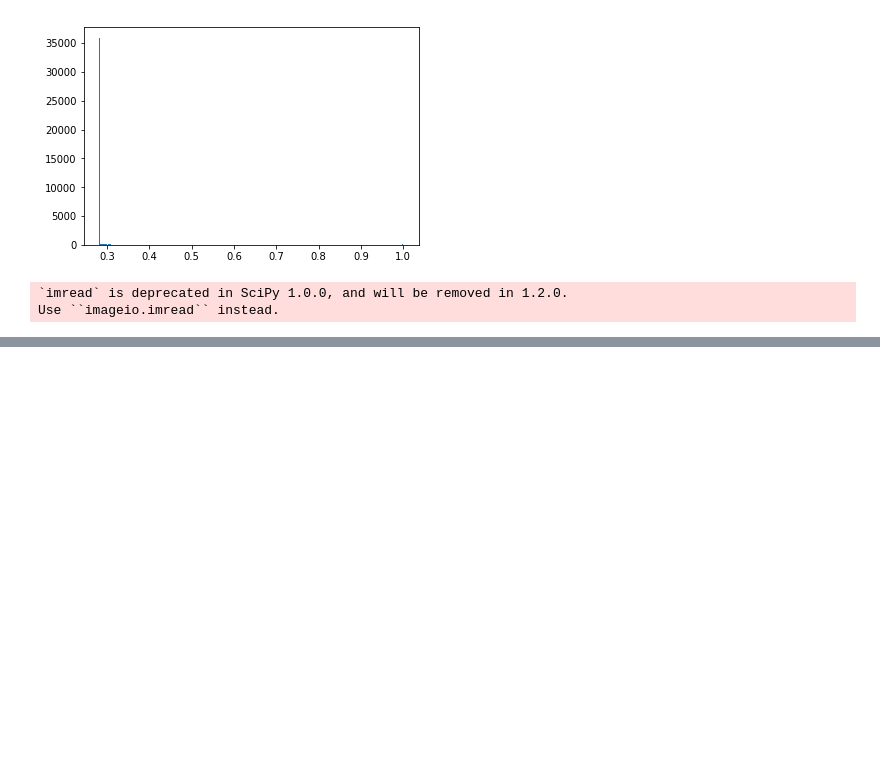
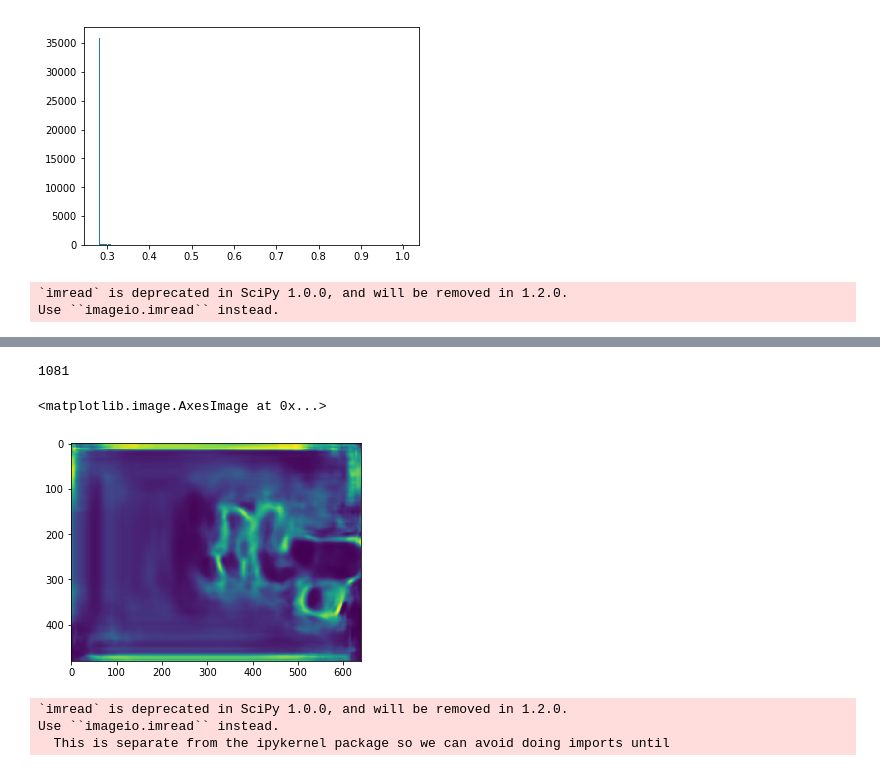
Before and after one commit to RobotLocomotion/spartan, a Jupyter notebook: src/DepthSim/python/notebooks/pixel-wise-cnnRes.ipynb, the cells around one changed output, grey strips where cells are left out. Drawn from its saved outputs; the diff is of its cells as text; code cells hidden in the pictures; blank space fills up the shorter version.

```diff
--- a/src/DepthSim/python/notebooks/pixel-wise-cnnRes.ipynb
+++ b/src/DepthSim/python/notebooks/pixel-wise-cnnRes.ipynb
@@ -464,0 +731,20 @@ Use ``imageio.imread`` instead.
+# %%
+g.max()
+# %% [output]
+1081
+# %%
+%matplotlib inline
+gt = g/3000.
+pred = autoencoder.predict_on_batch(np.reshape(gt,(1,480,640,1)))
+plt.imshow(np.reshape(pred,(480,640)))
+# %% [output]
+<matplotlib.image.AxesImage at 0x...>
+[figure, added]
+# %%
+path  = "/media/drc/DATA/train/0/42/depth/"
+img_path = path+np.random.choice(os.listdir(path))
+im = misc.imread(img_path)
+# %% [output]
+`imread` is deprecated in SciPy 1.0.0, and will be removed in 1.2.0.
+Use ``imageio.imread`` instead.
+  This is separate from the ipykernel package so we can avoid doing imports until
```
Also changed, not shown: parts of 24 cells of this notebook, 4 other files.
